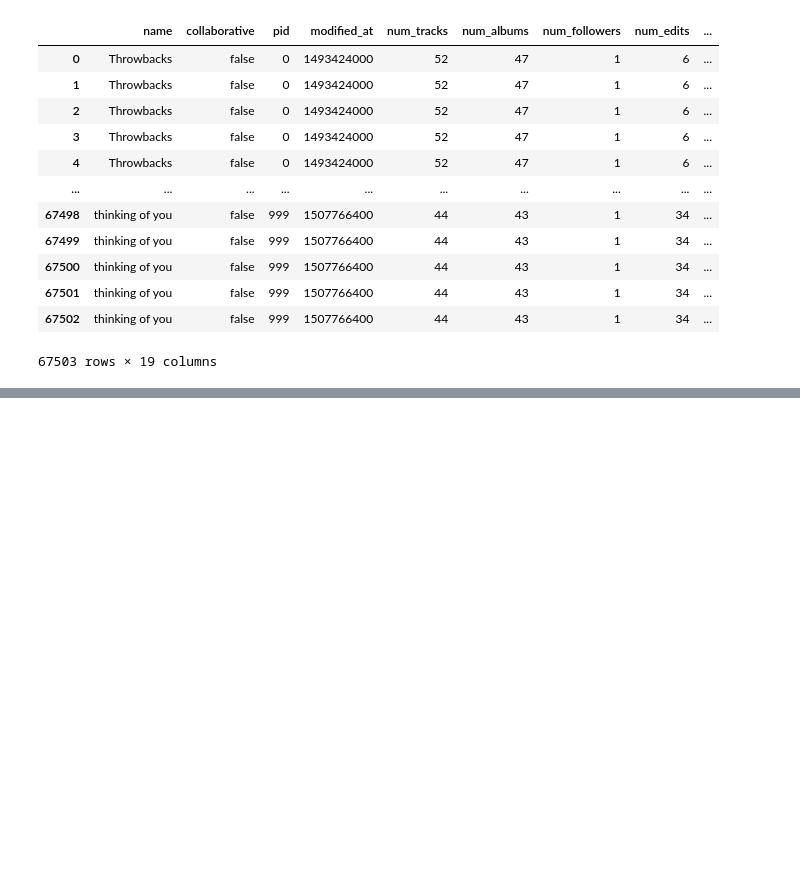
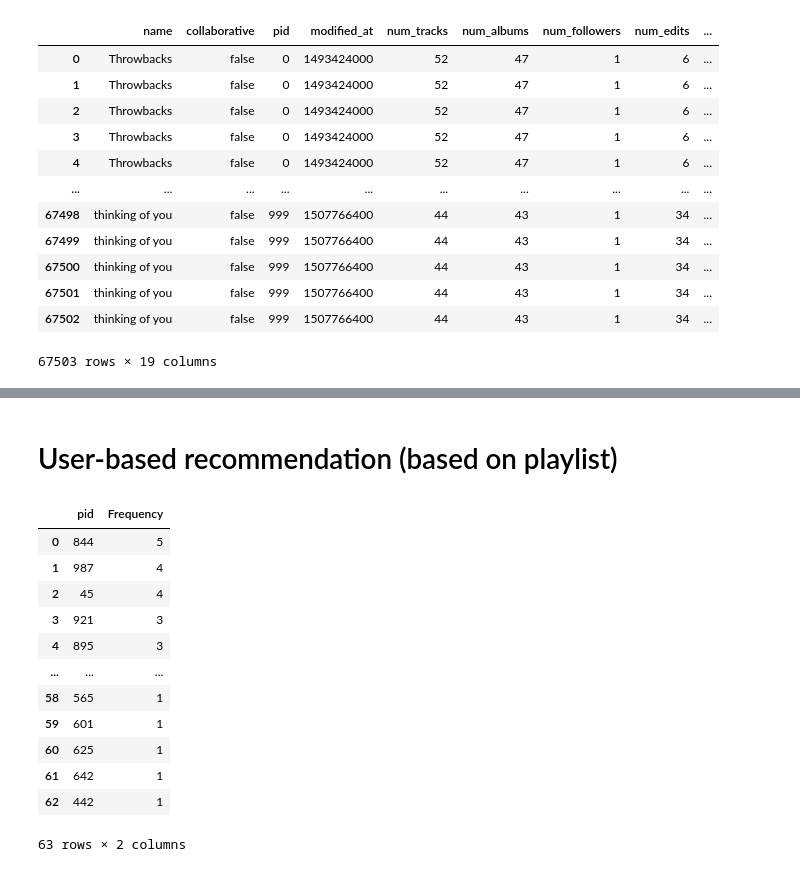
Before and after one commit to wehddn/FDAD, a Jupyter notebook: test.ipynb, the cells around one changed output, grey strips where cells are left out. Cells and saved outputs as stored; diff of their text form; code cells hidden in the pictures; blank space fills up the shorter version.

Commit message:
User-based recommendation

```diff
--- a/test.ipynb
+++ b/test.ipynb
@@ -60,0 +73,13 @@ train_playlist_songs
+# %%
+# Take un example for user's playlist
+def load2(i):
+    start = i*10000
+    path = "data/mpd.slice." + str(start) + "-" + str(start+999) + ".json"
+    data = json.load(open(path,'r'))
+    return pd.DataFrame.from_dict(data['playlists'], orient='columns')
+
+user_PL = []
+user_PL.append(load2(1))
+df_user_PL = pd.concat(user_PL)
+df_user_PL = df_user_PL.iloc[1]
+df_user_PL
@@ -60,0 +102,6 @@ train_playlist_songs
+# %%
+# URI's of user's prefered tracks as list
+
+pref_tracksURI_list = [el['track_uri'] for el in df_user_PL['tracks']]
+print(len(pref_tracksURI_list))
+pref_tracksURI_list
@@ -60,0 +127,24 @@ train_playlist_songs
+# %% [markdown]
+# User-based recommendation (based on playlist)
+# %%
+# Select playlists contained user's preffered tracks
+pref_in_train = train_playlist_songs.loc[train_playlist_songs['track_uri'].isin(pref_tracksURI_list)]
+pref_in_train
+
+# Range them according to relevance
+most_relevant = pref_in_train['pid'].value_counts().rename_axis('pid').reset_index(name='Frequency')
+most_relevant
+# %% [output]
+|  | pid | Frequency |
+| 0 | 844 | 5 |
+| 1 | 987 | 4 |
+| 2 | 45 | 4 |
+| 3 | 921 | 3 |
+| 4 | 895 | 3 |
+| ... | ... | ... |
+| 58 | 565 | 1 |
+| 59 | 601 | 1 |
+| 60 | 625 | 1 |
+| 61 | 642 | 1 |
+| 62 | 442 | 1 |
+63 rows × 2 columns
```
Also changed, not shown: parts of 9 cells of this notebook.
